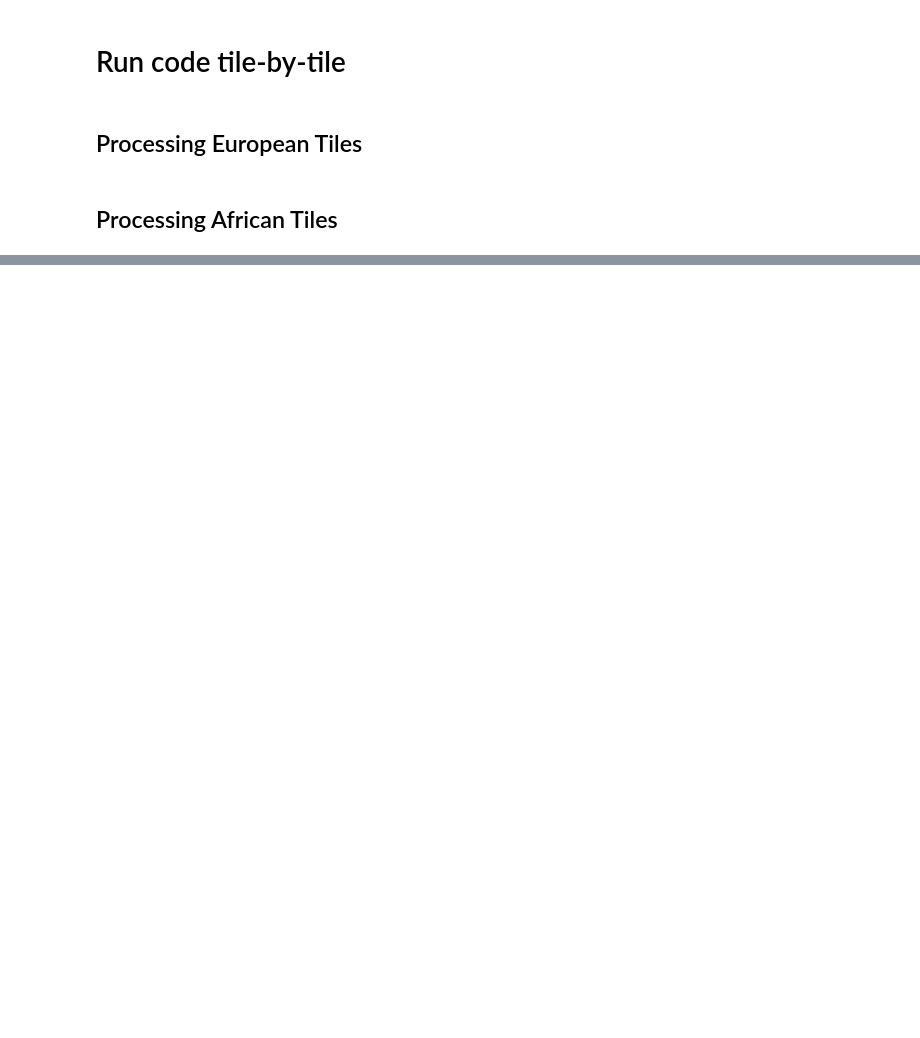
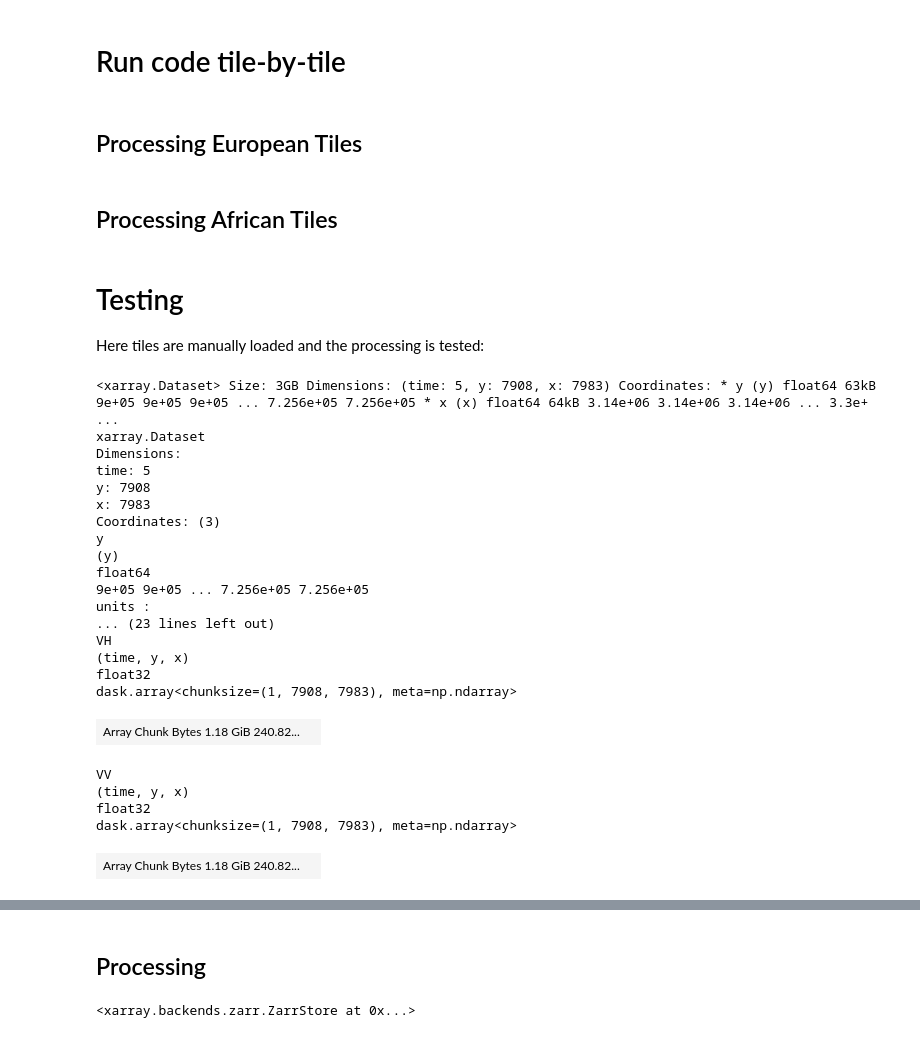
Before and after one commit to wagnerjoseph/Sentinel1-ASCAT-fusion, a Jupyter notebook: notebooks/create-s1-zarr-dataset.ipynb, the cells around one changed output, grey strips where cells are left out. Drawn from its saved outputs; the diff is of its cells as text; code cells hidden in the pictures; blank space fills up the shorter version.

Commit message:
New tile selection - ready to run on whole area for a month

```diff
--- a/notebooks/create-s1-zarr-dataset.ipynb
+++ b/notebooks/create-s1-zarr-dataset.ipynb
@@ -442,16 +407,0 @@ plt.show()
-# %%
-# Transform to linear scale to do calculations
-sig0_dc_linear = 10 ** (sig0_dc / 10)
-
-# Merge in time direction
-sig0_dc_linear.coords['time'] = sig0_dc_linear.time.dt.ceil('1h')
-sig0_dc_linear_hourly = sig0_dc_linear.groupby('time').mean(skipna=True)
-
-# Lower the resolution from 20m to 6.24km  (as 6.25km does not work because 312.5 is not an int())
-sig0_dc_linear_6km = sig0_dc_linear_hourly.coarsen(x=312, y=312, boundary="pad").mean() # padded with NA
-
-# ffill values
-sig_dc_linear_6km_filled = sig0_dc_linear_6km.ffill(dim="time")
-
-# Convert back to dB
-sig_dc_6km = 10 * np.log10(sig_dc_linear_6km_filled)
@@ -547,7 +452,7 @@ for tile_id, items_list in tqdm(european_tiles.items(), desc="Processing Europea
         tile_id=tile_id,
         tiles_dict=european_tiles,
         crs="EPSG:27704",  # Europe CRS
-        output_dir="sentinel_data/europe",
+        output_dir="../data/Sentinel-1_data/Europe",
         items_eodc=items_list
     )
 # %% [markdown]
@@ -558,6 +463,59 @@ for tile_id, items_list in tqdm(african_tiles.items(), desc="Processing African
         tile_id=tile_id,
         tiles_dict=african_tiles,
         crs="EPSG:27701",  # Africa CRS
-        output_dir="sentinel_data/africa",
+        output_dir="../data/Sentinel-1_data/Africa",
         items_eodc=items_list
     )
+# %% [markdown]
+# Testing
+Here tiles are manually loaded and the processing is tested:
+# %%
+crs = "EPSG:27704" # Europe
+#crs = "EPSG:27701" # Africa
+
+chunks = {"time": 1, "y": 15000, "x": 15000}
+sig0_dc = odc_stac.load(
+    european_tiles['E036N006T3'],
+    #african_tiles['E030N090T3'],
+    resolution=20, # errror if not set
+    crs=crs,
+    chunks=chunks,
+)
+
+nodata = items_eodc[0].assets["VV"].extra_fields["raster:bands"][0]["nodata"]
+scale = items_eodc[0].assets["VV"].extra_fields["raster:bands"][0]["scale"]
+
+sig0_dc = sig0_dc.where(sig0_dc != nodata) / scale
+
+# masking the data
+#mask_africa_aligned = mask_africa.rio.reproject_match(sig0_dc) # match CRS and resolution
+#sig0_dc = sig0_dc.where(mask_africa_aligned == 1, drop=True)
+
+mask_europe_aligned = mask_europe.rio.reproject_match(sig0_dc) # match CRS and resolution
+sig0_dc = sig0_dc.where(mask_europe_aligned == 1, drop=True)
+
+sig0_dc
+# %% [output]
+<xarray.Dataset> Size: 3GB Dimensions: (time: 5, y: 7908, x: 7983) Coordinates: * y (y) float64 63kB 9e+05 9e+05 9e+05 ... 7.256e+05 7.256e+05 * x (x) float64 64kB 3.14e+06 3.14e+06 3.14e+06 ... 3.3e+ ...
+xarray.Dataset
+Dimensions:
+time: 5
+y: 7908
+x: 7983
+Coordinates: (3)
+y
+(y)
+float64
+9e+05 9e+05 ... 7.256e+05 7.256e+05
+units :
+... (23 lines left out)
+VH
+(time, y, x)
+float32
+dask.array<chunksize=(1, 7908, 7983), meta=np.ndarray>
+| Array Chunk Bytes 1.18 GiB 240.82... |  |
+VV
+(time, y, x)
+float32
+dask.array<chunksize=(1, 7908, 7983), meta=np.ndarray>
+| Array Chunk Bytes 1.18 GiB 240.82... |  |
@@ -563,0 +533,2 @@ for tile_id, items_list in tqdm(african_tiles.items(), desc="Processing African
+# %% [markdown]
+## Processing
@@ -563,0 +551,4 @@ for tile_id, items_list in tqdm(african_tiles.items(), desc="Processing African
+# %%
+sig_dc_6km.to_zarr("output_6km_filled.zarr", mode="w")
+# %% [output]
+<xarray.backends.zarr.ZarrStore at 0x...>
```
Also changed, not shown: parts of 25 cells of this notebook, 3 other files.
